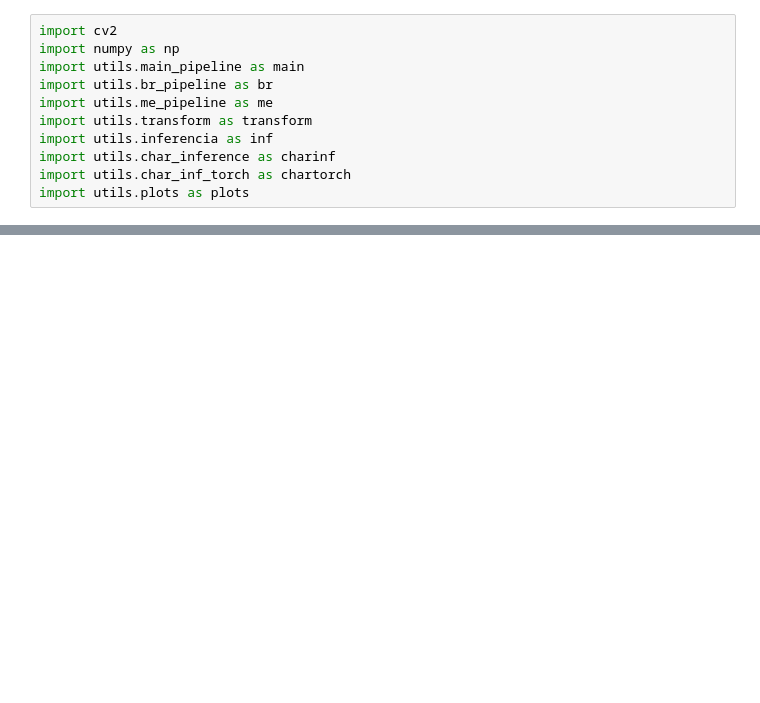
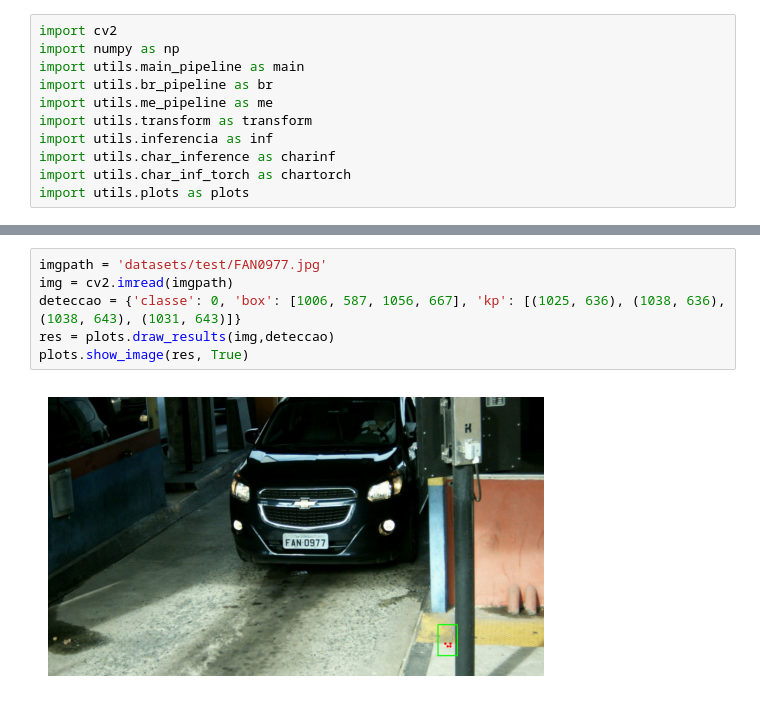
Before and after one commit to aruasouza/deteccao-placas-de-carro, a Jupyter notebook: pipeline.ipynb, the cells around one changed output, grey strips where cells are left out. Drawn from its saved outputs; the diff is of its cells as text; blank space fills up the shorter version.

Commit message:
test_debug

```diff
--- a/pipeline.ipynb
+++ b/pipeline.ipynb
@@ -22,0 +23,8 @@ main.full_pipeline(img)
+# %%
+imgpath = 'datasets/test/FAN0977.jpg'
+img = cv2.imread(imgpath)
+deteccao = {'classe': 0, 'box': [1006, 587, 1056, 667], 'kp': [(1025, 636), (1038, 636), (1038, 643), (1031, 643)]}
+res = plots.draw_results(img,deteccao)
+plots.show_image(res, True)
+# %% [output]
+[figure, added]
```
Also changed, not shown: parts of 2 cells of this notebook, 3 other files.
